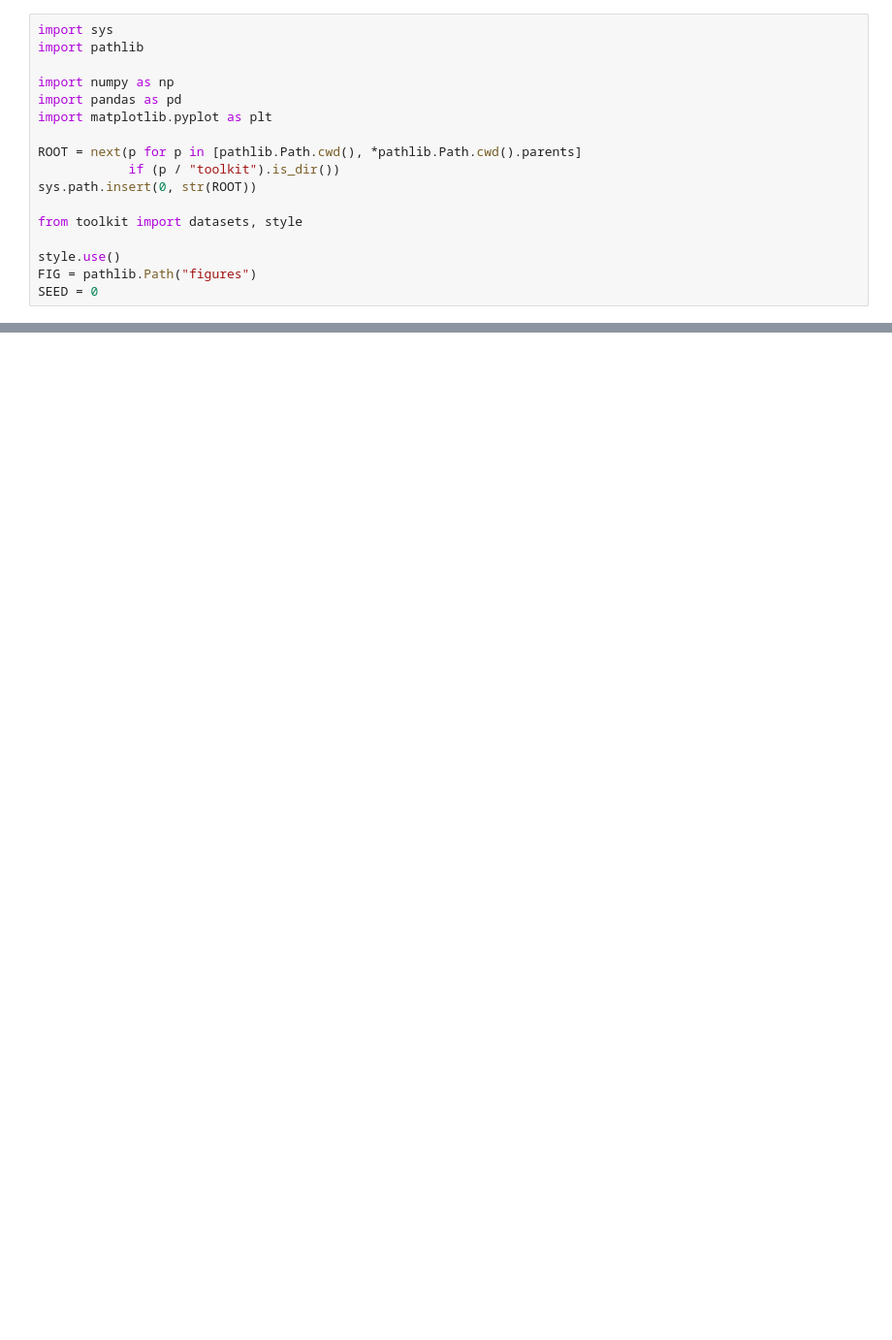
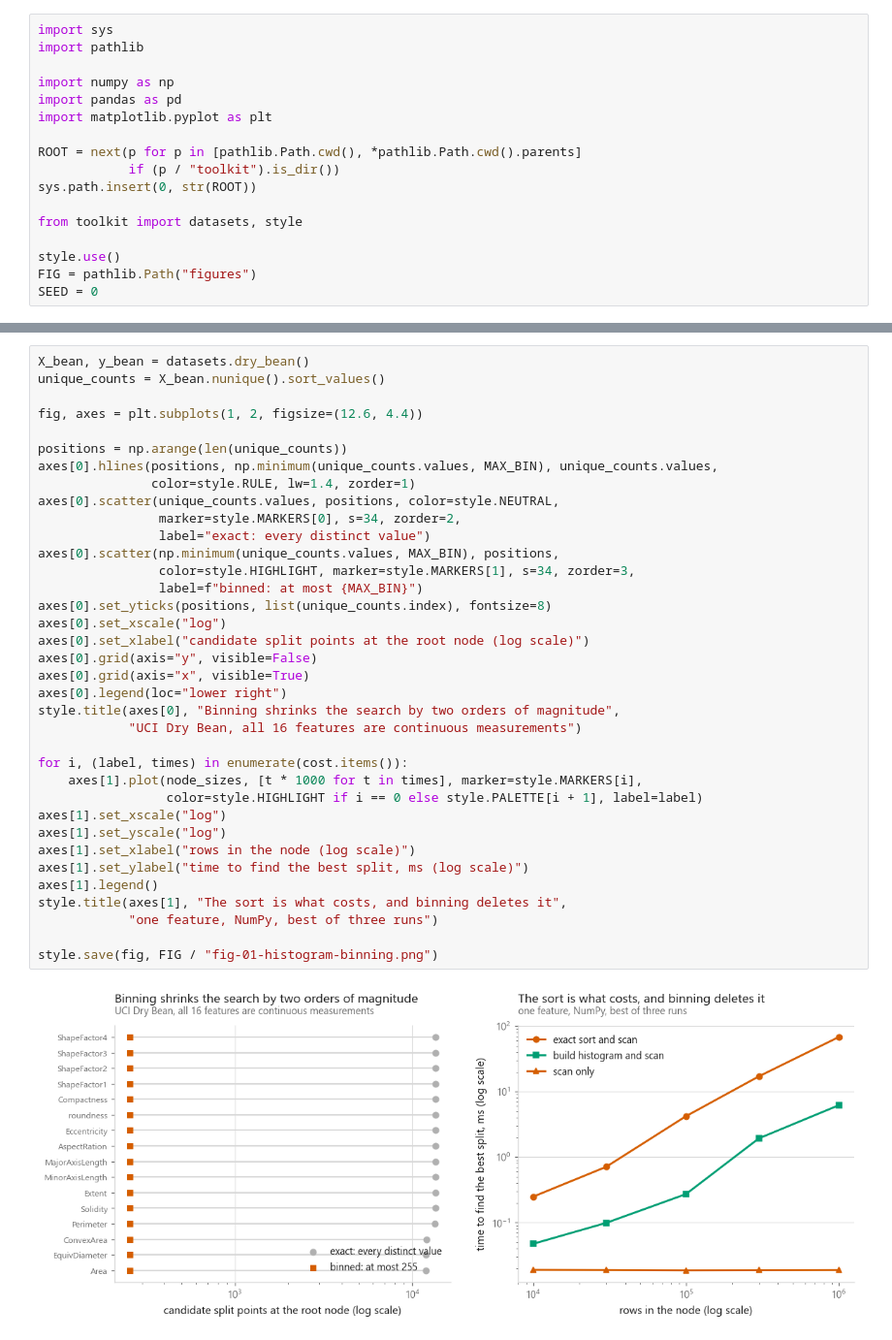
Before and after one commit to ELounissi/open-ml-notebooks, a Jupyter notebook: 04-ensembles/06-xgboost-lightgbm-catboost/notebook.ipynb, the cells around one changed output, grey strips where cells are left out. Shown at 97% size. Saved outputs shown, nothing was run; the diff lists cells and outputs as text; blank space fills up the shorter version.

```diff
--- a/04-ensembles/06-xgboost-lightgbm-catboost/notebook.ipynb
+++ b/04-ensembles/06-xgboost-lightgbm-catboost/notebook.ipynb
@@ -1024,0 +260,38 @@ Back to [the curriculum](../../CURRICULUM.md)
+# %%
+X_bean, y_bean = datasets.dry_bean()
+unique_counts = X_bean.nunique().sort_values()
+
+fig, axes = plt.subplots(1, 2, figsize=(12.6, 4.4))
+
+positions = np.arange(len(unique_counts))
+axes[0].hlines(positions, np.minimum(unique_counts.values, MAX_BIN), unique_counts.values,
+               color=style.RULE, lw=1.4, zorder=1)
+axes[0].scatter(unique_counts.values, positions, color=style.NEUTRAL,
+                marker=style.MARKERS[0], s=34, zorder=2,
+                label="exact: every distinct value")
+axes[0].scatter(np.minimum(unique_counts.values, MAX_BIN), positions,
+                color=style.HIGHLIGHT, marker=style.MARKERS[1], s=34, zorder=3,
+                label=f"binned: at most {MAX_BIN}")
+axes[0].set_yticks(positions, list(unique_counts.index), fontsize=8)
+axes[0].set_xscale("log")
+axes[0].set_xlabel("candidate split points at the root node (log scale)")
+axes[0].grid(axis="y", visible=False)
+axes[0].grid(axis="x", visible=True)
+axes[0].legend(loc="lower right")
+style.title(axes[0], "Binning shrinks the search by two orders of magnitude",
+            "UCI Dry Bean, all 16 features are continuous measurements")
+
+for i, (label, times) in enumerate(cost.items()):
+    axes[1].plot(node_sizes, [t * 1000 for t in times], marker=style.MARKERS[i],
+                 color=style.HIGHLIGHT if i == 0 else style.PALETTE[i + 1], label=label)
+axes[1].set_xscale("log")
+axes[1].set_yscale("log")
+axes[1].set_xlabel("rows in the node (log scale)")
+axes[1].set_ylabel("time to find the best split, ms (log scale)")
+axes[1].legend()
+style.title(axes[1], "The sort is what costs, and binning deletes it",
+            "one feature, NumPy, best of three runs")
+
+style.save(fig, FIG / "fig-01-histogram-binning.png")
+# %% [output]
+[figure, added]
```
Also changed, not shown: parts of 54 cells of this notebook, 6 other files.
